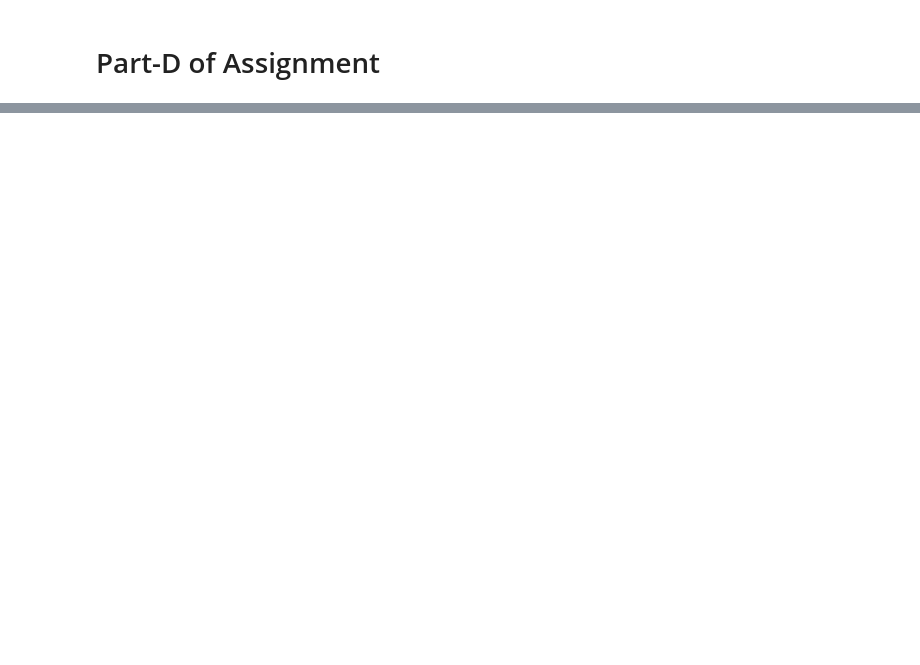
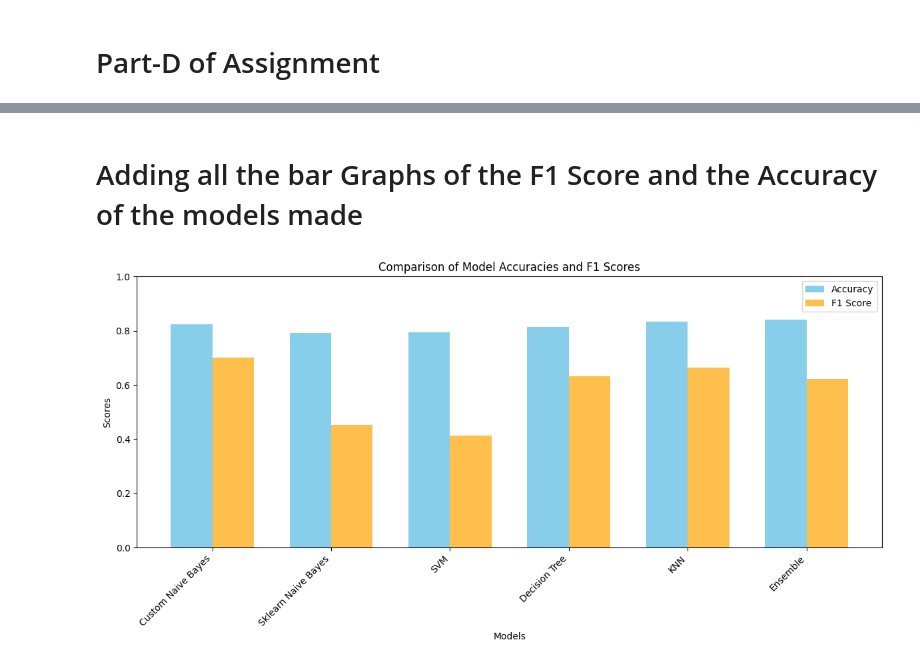
Before and after one commit to sesiii/data_analytics, a Jupyter notebook: Assignment-1/Data_Analytics_A1.ipynb, the cells around one changed output, grey strips where cells are left out. Cells and saved outputs as stored; diff of their text form; code cells hidden in the pictures; blank space fills up the shorter version.

```diff
--- a/Assignment-1/Data_Analytics_A1.ipynb
+++ b/Assignment-1/Data_Analytics_A1.ipynb
@@ -738,0 +739,39 @@ plt.show()
+# %% [markdown]
+# Adding all the bar Graphs of the F1 Score and the Accuracy of the models made
+# %%
+import matplotlib.pyplot as plt
+import numpy as np
+
+# Model names and their corresponding accuracies and F1 scores
+model_names = ['Custom Naive Bayes', 'Sklearn Naive Bayes', 'SVM', 'Decision Tree', 'KNN', 'Ensemble']
+accuracies = [accuracy_custom, accuracy_gnb, accuracy_svm, accuracy_dt, accuracy_knn, accuracy_ensemble]
+f1_scores = [f1_score_custom, f1_score_gnb, f1_score_svm, f1_score_dt, f1_score_knn, f1_score_ensemble]
+
+# Setting up the positions for the bars
+x = np.arange(len(model_names))
+
+# Bar width
+bar_width = 0.35
+
+# Plotting the accuracy bars
+plt.figure(figsize=(12, 6))
+plt.bar(x - bar_width/2, accuracies, bar_width, label='Accuracy', color='skyblue')
+
+# Plotting the F1 score bars
+plt.bar(x + bar_width/2, f1_scores, bar_width, label='F1 Score', color='orange', alpha=0.7)
+
+# Adding labels, title, and custom x-axis tick labels
+plt.xlabel('Models')
+plt.ylabel('Scores')
+plt.title('Comparison of Model Accuracies and F1 Scores')
+plt.xticks(x, model_names, rotation=45, ha="right")
+plt.ylim(0, 1)
+
+# Adding a legend
+plt.legend()
+
+# Show the plot
+plt.tight_layout()
+plt.show()
+# %% [output]
+[figure, added]
```
Also changed, not shown: parts of 3 cells of this notebook, 1 other file.
